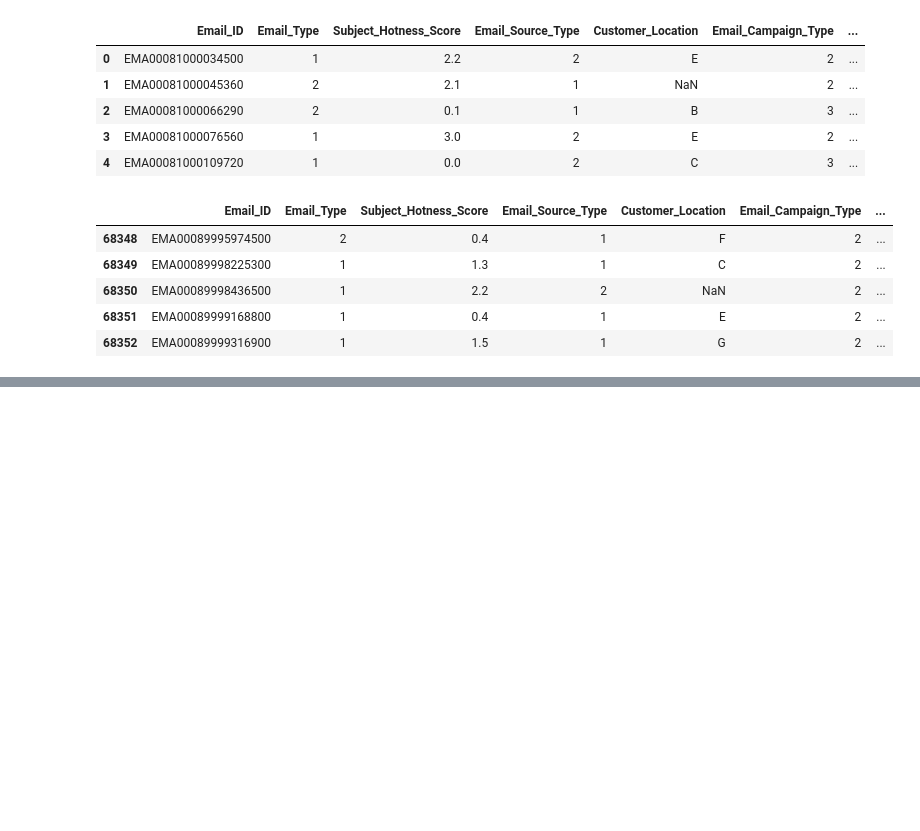
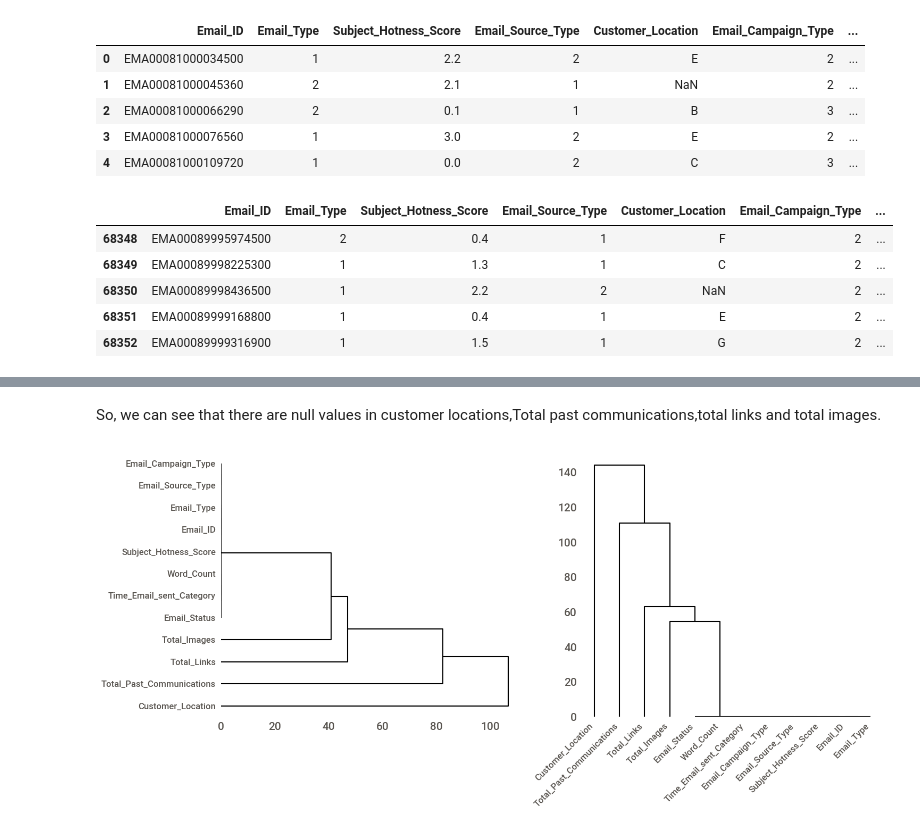
Before and after one commit to Shailendra114/E-mail-Campaign-Effectiveness-Prediction, a Jupyter notebook: E_mail_Campaign_Effectiveness_Prediction_(Classification)_Project_.ipynb, the cells around one changed output, grey strips where cells are left out. Cells and saved outputs as stored; diff of their text form; code cells hidden in the pictures; blank space fills up the shorter version.

```diff
--- a/E_mail_Campaign_Effectiveness_Prediction_(Classification)_Project_.ipynb
+++ b/E_mail_Campaign_Effectiveness_Prediction_(Classification)_Project_.ipynb
@@ -117,3 +192,19 @@ Email.describe
+# %% [markdown]
+So, we can see that there are null values in customer locations,Total past communications,total links and total images.
+# %%
+# lets check missing values
+import matplotlib.pyplot as plt
+fig = plt.figure(figsize=(15,7))
+
+ax1 = fig.add_subplot(1,2,1)
+mno.dendrogram(Email, orientation="right", method="centroid", fontsize=12, ax=ax1);
+
+ax2 = fig.add_subplot(1,2,2)
+mno.dendrogram(Email, orientation="top", method="ward", fontsize=12, ax=ax2);
+
+plt.tight_layout()
+# %% [output]
+[figure, added]
 # %%
 !pip install sweetviz
 # %% [output]
```
Also changed, not shown: parts of 10 cells of this notebook.
